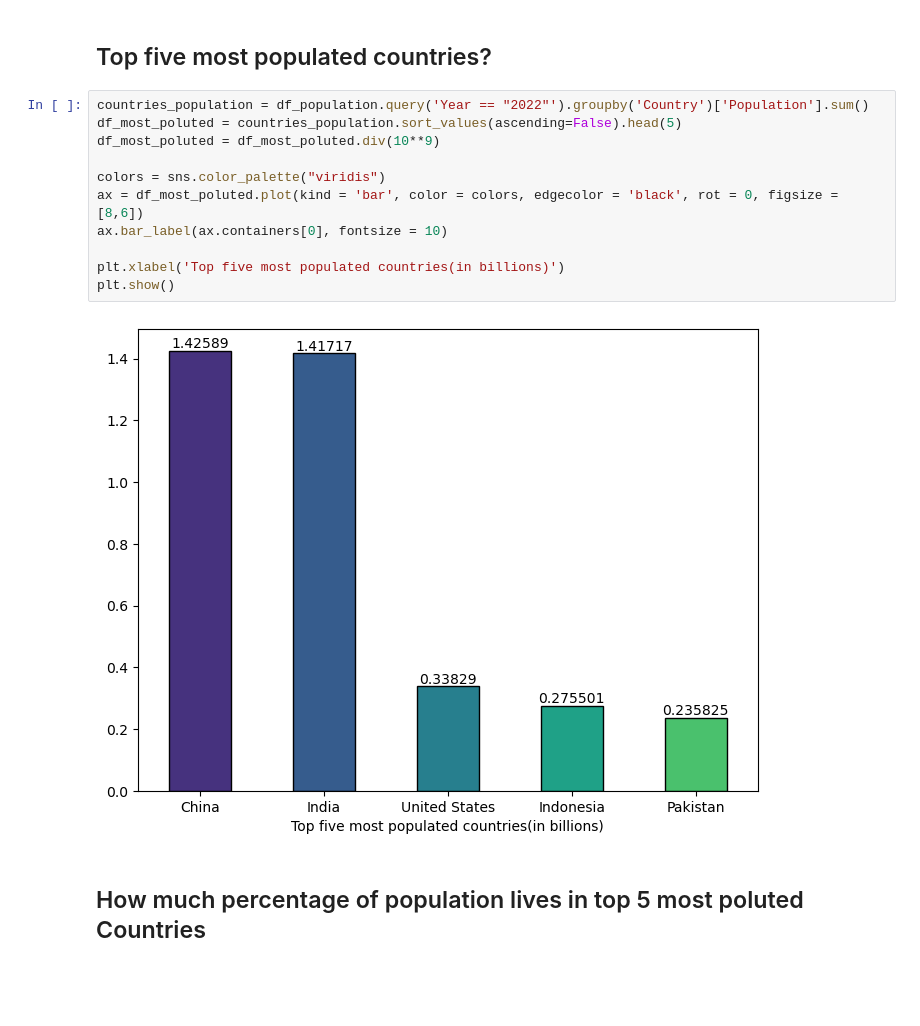
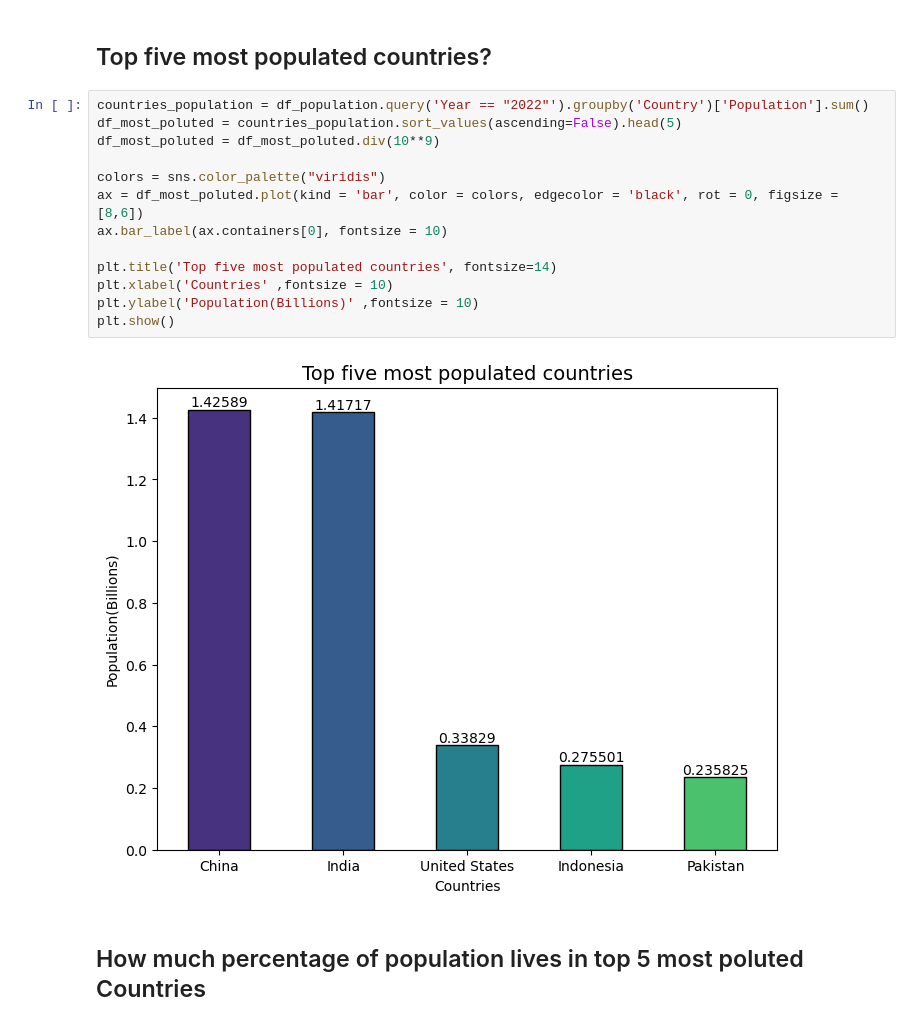
Before and after one commit to igooku/world_population_analysi, a Jupyter notebook: world_population_analysis.ipynb, the cells around one changed output. Drawn from its saved outputs; the diff is of its cells as text; blank space fills up the shorter version.

```diff
--- a/world_population_analysis.ipynb
+++ b/world_population_analysis.ipynb
@@ -127,16 +127,18 @@ plt.show()
 # %%
 countries_population = df_population.query('Year == "2022"').groupby('Country')['Population'].sum()
 df_most_poluted = countries_population.sort_values(ascending=False).head(5)
 df_most_poluted = df_most_poluted.div(10**9)
 
 colors = sns.color_palette("viridis")
 ax = df_most_poluted.plot(kind = 'bar', color = colors, edgecolor = 'black', rot = 0, figsize = [8,6])
 ax.bar_label(ax.containers[0], fontsize = 10)
 
-plt.xlabel('Top five most populated countries(in billions)')
+plt.title('Top five most populated countries', fontsize=14)
+plt.xlabel('Countries' ,fontsize = 10)
+plt.ylabel('Population(Billions)' ,fontsize = 10)
 plt.show()
 # %% [output]
-[figure, old version]
+[figure, new version]
 # %% [markdown]
 ## How much percentage of population lives in top 5 most poluted Countries
 # %%
```
Also changed, not shown: parts of 52 cells of this notebook, 1 other file.
